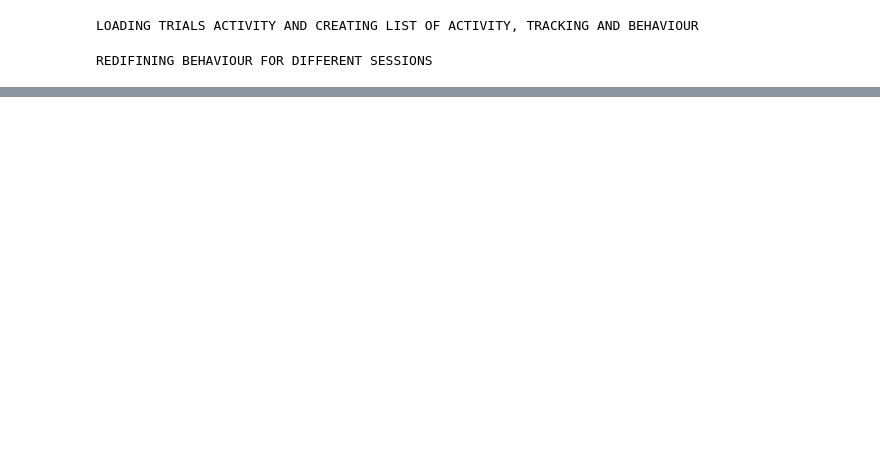
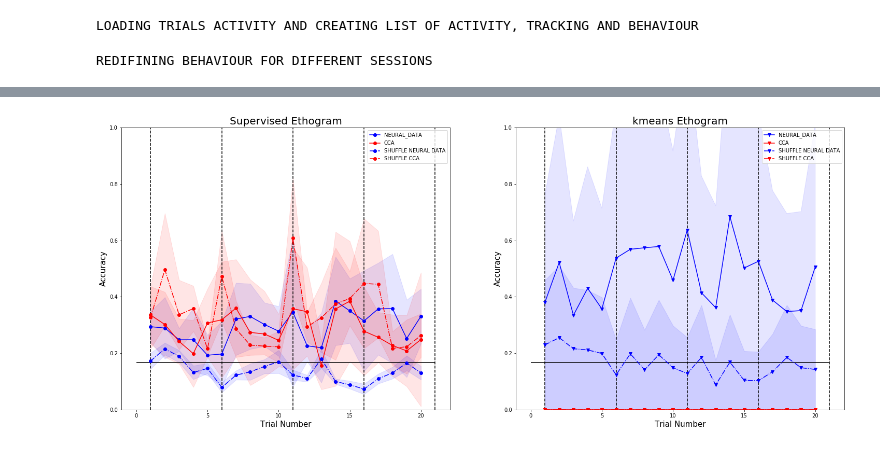
Before and after one commit to melisamc89/neural_analysys, a Jupyter notebook: src/cca_decoding_trials.ipynb, the cells around one changed output, grey strips where cells are left out. Drawn from its saved outputs; the diff is of its cells as text; code cells hidden in the pictures; blank space fills up the shorter version.

```diff
--- a/src/cca_decoding_trials.ipynb
+++ b/src/cca_decoding_trials.ipynb
@@ -32,7 +34,7 @@ from sklearn.metrics import mutual_info_score
 # define mouse information, and preprocessin versions from analysis.
 # load data for all sessions in this mouse and compute mean activity for each neuron.
 
-mouse = 32364       ### mouse number id
+mouse = 56165       ### mouse number id
 decoding_v = 1            ## decoding version, normaly equal to one
 motion_correction_v = 20  ### 100 means everything was aligned, 200 means it was also equalized, 20 is for day wise
 alignment_v = 3           ## alignment version, version 3 is for day wise
@@ -43,8 +45,8 @@ component_evaluation_v = 1 ## component evaluation version
 # here we will do analysis with no registration
 # registration_v = 2        ## registration version
 sf = 10                   ## sampling frequency of the original signal
-re_sf=5            ## value of resampling
-session_now = 2
+re_sf=1            ## value of resampling
+session_now = 1
 BINS = 70
 FR_limit = 10
 period = int(1 * sf / re_sf)
@@ -441,31 +498,33 @@ ax[1].plot(np.arange(1,21),performance_data_unsup, color = 'b', marker='v', line
 ax[1].fill_between(np.arange(1,21),performance_data_unsup-performance_data_unsup, performance_data_unsup+performance_data_unsup,alpha = 0.1,edgecolor='b', facecolor='b')
 
 ax[1].plot(np.arange(1,21),performance_cca_unsup, color = 'r', marker='v', linestyle='-')
 ax[1].fill_between(np.arange(1,21),performance_cca_unsup-performance_cca_unsup, performance_cca_unsup+performance_cca_unsup,alpha = 0.1,edgecolor='r', facecolor='r')
 
 ax[1].plot(np.arange(1,21),performance_data_unsup_shuffle, color = 'b', marker='v', linestyle='-.')
 ax[1].fill_between(np.arange(1,21),performance_data_unsup_shuffle-performance_data_unsup_shuffle, performance_data_unsup_shuffle+performance_data_unsup_shuffle,alpha = 0.1,edgecolor='b', facecolor='b')
 
 ax[1].plot(np.arange(1,21),performance_cca_unsup_shuffle, color = 'r', marker='v', linestyle='-.')
 ax[1].fill_between(np.arange(1,21),performance_cca_unsup_shuffle-performance_cca_unsup_shuffle, performance_cca_unsup_shuffle+performance_cca_unsup_shuffle,alpha = 0.1,edgecolor='r', facecolor='r')
 
 
 ax[0].set_title('Supervised Ethogram', fontsize = 20)
 ax[1].set_title('kmeans Ethogram',fontsize = 20)
 
 
 for i in range(2):
     ax[i].set_ylabel('Accuracy',fontsize = 15)
     ax[i].set_xlabel('Trial Number',fontsize = 15)
     ax[i].set_ylim([0,1])
     ax[i].vlines(1, 0, 1, colors='k', linestyles='--')
     ax[i].vlines(6, 0, 1, colors='k', linestyles='--')
     ax[i].vlines(11, 0, 1, colors='k', linestyles='--')
     ax[i].vlines(16, 0, 1, colors='k', linestyles='--')
     ax[i].vlines(21, 0, 1, colors='k', linestyles='--')
     ax[i].hlines(1/6, 0, 21, colors='k', linestyles='-')
     ax[i].legend(['NEURAL_DATA','CCA','SHUFFLE NEURAL DATA','SHUFFLE CCA'])
 
-figure_name = figure_path +'decorder_cca_trial_'+f'{mouse}'+'_session_'+f'{session}'+'.png'
+figure_name = figure_path +'decorder_cca_kfold_trial_'+f'{mouse}'+'_session_'+f'{session}'+'.png'
 
 fig.savefig(figure_name)
+# %% [output]
+[figure, added]
```
Also changed, not shown: parts of 2 cells of this notebook, 2 other files.
